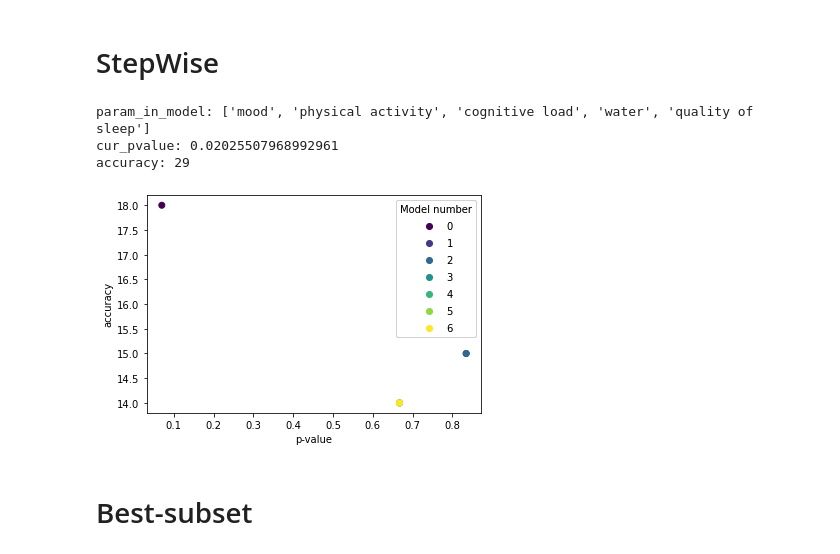
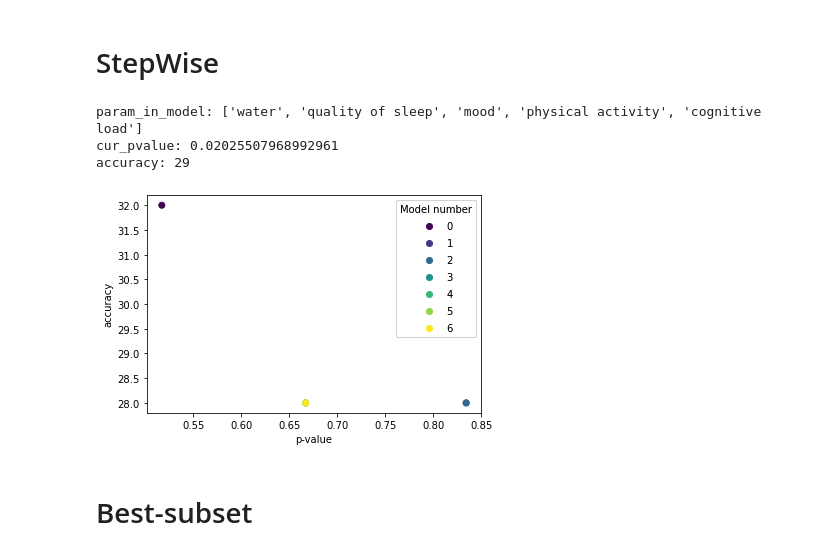
Before and after one commit to vladigr1/soft-project, a Jupyter notebook: labs/lab_4.ipynb, the cells around one changed output. Cells and saved outputs as stored; diff of their text form; code cells hidden in the pictures.

```diff
--- a/labs/lab_4.ipynb
+++ b/labs/lab_4.ipynb
@@ -5,9 +5,12 @@
 # %%
 import algorithms
 
+import warnings
+warnings.filterwarnings("ignore") # ignore warning
 
-in_threshold = 0.3
-out_threshold = 0.05
+
+in_threshold = 0.7
+out_threshold = 0.7
 sderived = 'amount of sleep'
 data = algorithms.load_data('30days.csv', sderived)
 
@@ -22,35 +25,35 @@ from algorithms import stepwise_regression
 import evaluation
 
 (fit_model, param_in_model, cur_pvalue) = stepwise_regression(data, sderived, lbasics, in_threshold, out_threshold)
 print(f'param_in_model: {param_in_model}')
 print(f'cur_pvalue: {cur_pvalue}')
 distance = evaluation.distance_vec(data, sderived, param_in_model, fit_model)
 print(f'accuracy: {evaluation.accuracy(distance)}')
 
 x, y = evaluation.evaluation_graph(data, sderived, lbasics, amount_of_days, stepwise_regression )
 import numpy as np
 import matplotlib.pyplot as plt
 
 
 N = len(x)
 c = range(N)
 
 fig, ax = plt.subplots()
 
 scatter = ax.scatter(x, y, c=c)
 plt.xlabel("p-value")
 plt.ylabel("accuracy")
 
 # produce a legend with the unique colors from the scatter
 legend1 = ax.legend(*scatter.legend_elements(),
                 loc="upper right", title="Model number")
 ax.add_artist(legend1)
 plt.show()
 # %% [output]
-param_in_model: ['mood', 'physical activity', 'cognitive load', 'water', 'quality of sleep']
+param_in_model: ['water', 'quality of sleep', 'mood', 'physical activity', 'cognitive load']
 cur_pvalue: 0.02025507968992961
 accuracy: 29
-[figure, old version]
+[figure, new version]
 # %% [markdown]
 # Best-subset
 # %%
```
Also changed, not shown: parts of 2 cells of this notebook, 10 other files.
